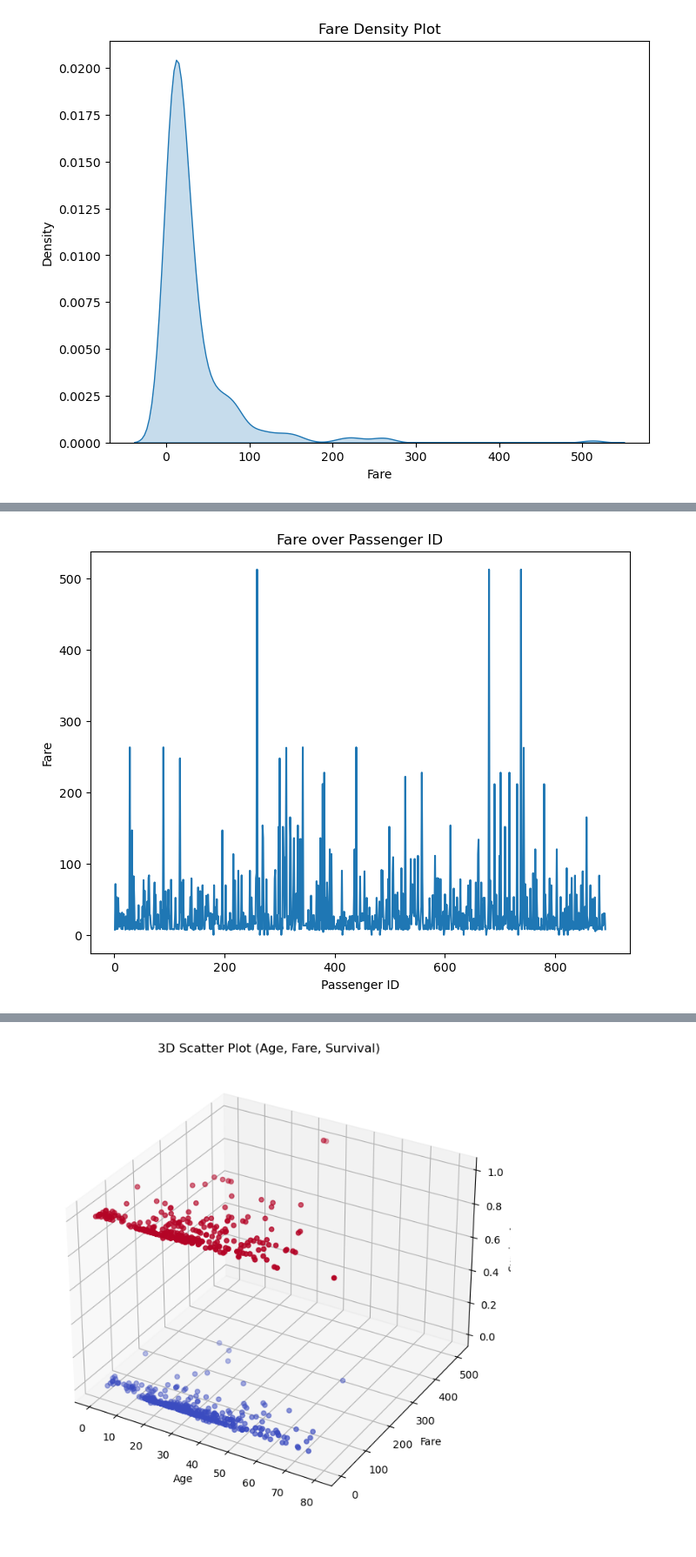
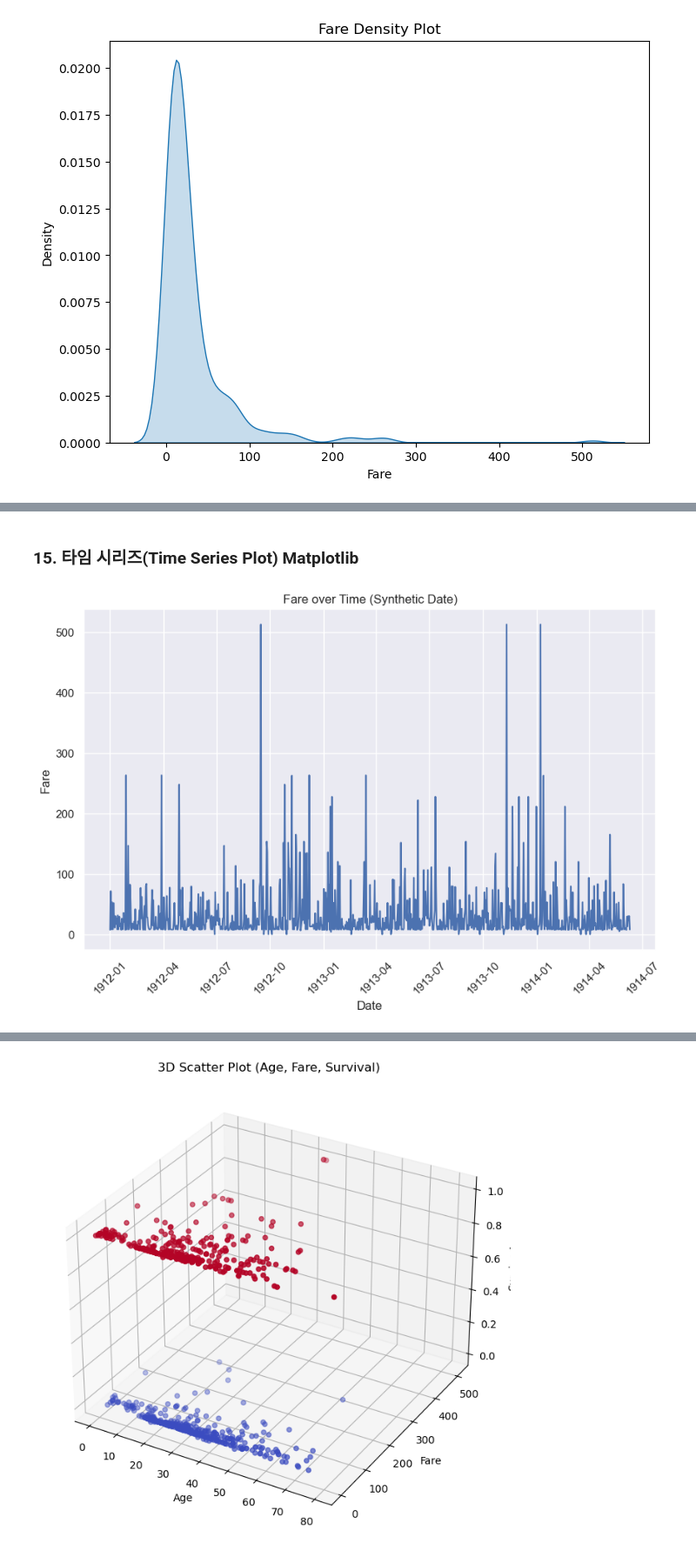
Before and after one commit to YangGuiBee/ML, a Jupyter notebook: TextBook-09/ex09.ipynb, the cells around one changed output, grey strips where cells are left out. Shown at 87% size. Saved outputs shown, nothing was run; the diff lists cells and outputs as text; code cells hidden in the pictures.

```diff
--- a/TextBook-09/ex09.ipynb
+++ b/TextBook-09/ex09.ipynb
@@ -88,0 +155,4 @@ plt.show()
+# %%
+sns.set(rc={'figure.figsize':(8, 6)})
+
+sns.boxplot(x='Pclass', y='Fare', data=titanic_df).set(title='Fare Distribution by Class')
@@ -113,0 +193,12 @@ plt.show()
+# %%
+# Numeric columns 선택 및 결측치 처리
+numeric_cols = titanic_df[['Survived', 'Pclass', 'Age', 'SibSp', 'Parch', 'Fare']].fillna(0)
+
+# 상관 행렬 계산
+corr = numeric_cols.corr()
+
+# Seaborn 스타일 및 크기 설정
+sns.set(rc={'figure.figsize':(8, 6)})
+
+# 히트맵 생성
+sns.heatmap(corr, annot=True, cmap='coolwarm').set(title='Correlation Heatmap')
@@ -185,0 +296,6 @@ plt.show()
+# %%
+sns.set(rc={'figure.figsize':(8, 6)})
+
+sns.violinplot(x='Pclass', y='Fare', data=titanic_df).set(
+    title='Fare Distribution by Class (Violin Plot)', xlabel='Pclass', ylabel='Fare'
+)
@@ -193,0 +319,5 @@ plt.show()
+# %%
+sns.set(rc={'figure.figsize':(8, 6)})
+
+sns.kdeplot(titanic_df['Fare'], fill=True).set(
+    	title='Fare Density Plot', xlabel='Fare')
@@ -194,9 +327,15 @@ plt.show()
+# %% [markdown]
+### 15. 타임 시리즈(Time Series Plot) Matplotlib
 # %%
-plt.figure(figsize=(8, 6))
-plt.plot(titanic_df['PassengerId'], titanic_df['Fare'])
-plt.title('Fare over Passenger ID')
-plt.xlabel('Passenger ID')
+# 가상의 날짜 열 추가 (예: '1912-01-01'부터 시작하여 승객 ID 순서대로 하루씩 증가)
+titanic_df['Date'] = pd.date_range(start='1912-01-01', periods=len(titanic_df), freq='D')
+
+plt.figure(figsize=(10, 6))
+plt.plot(titanic_df['Date'], titanic_df['Fare'])
+plt.title('Fare over Time (Synthetic Date)')
+plt.xlabel('Date')
 plt.ylabel('Fare')
+plt.xticks(rotation=45)  # x축 라벨 회전
 plt.show()
 # %% [output]
-[figure, old version]
+[figure, new version]
```
Also changed, not shown: parts of 44 cells of this notebook.
